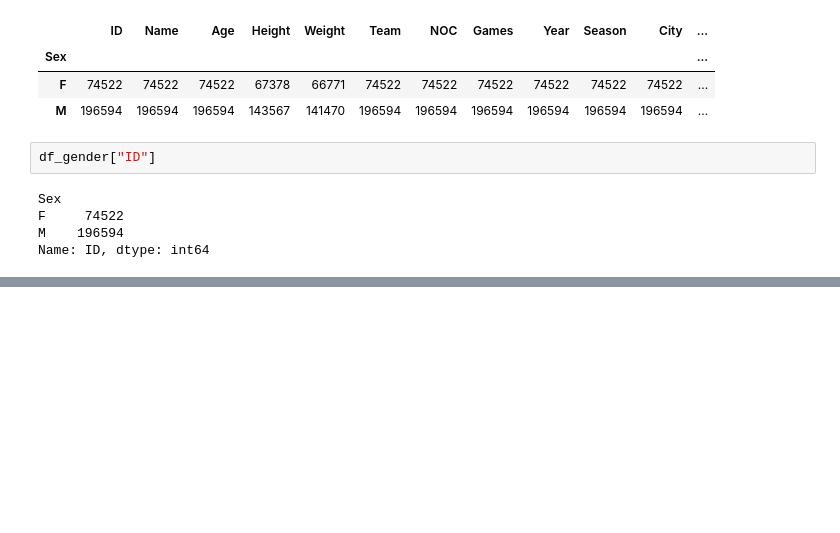
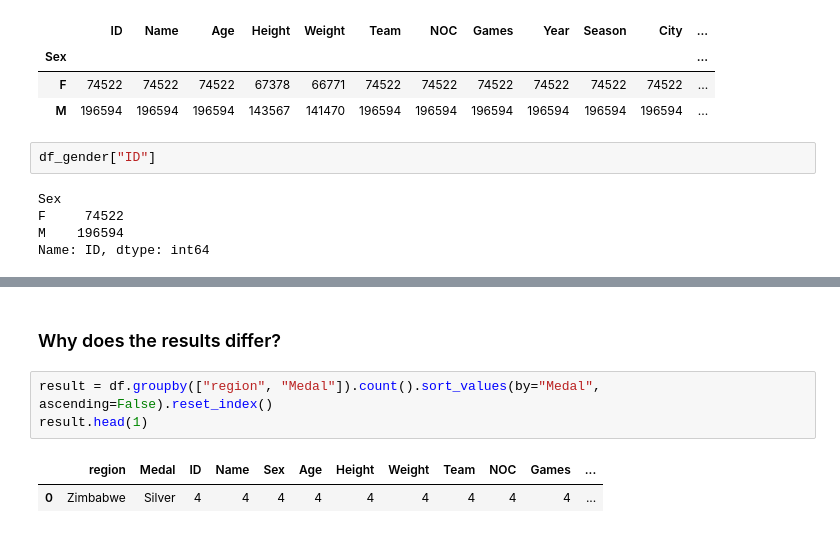
Before and after one commit to wlinds/ITHS-Projekt-OS, a Jupyter notebook: Project/Uppgift_0.ipynb, the cells around one changed output, grey strips where cells are left out. Saved outputs shown, nothing was run; the diff lists cells and outputs as text; blank space fills up the shorter version.

```diff
--- a/Project/Uppgift_0.ipynb
+++ b/Project/Uppgift_0.ipynb
@@ -193,0 +229,8 @@ plt.title("Male and female athlethes in the Olympics");
+# %% [markdown]
+### Why does the results differ?
+# %%
+result = df.groupby(["region", "Medal"]).count().sort_values(by="Medal", ascending=False).reset_index()
+result.head(1)
+# %% [output]
+|  | region | Medal | ID | Name | Sex | Age | Height | Weight | Team | NOC | Games | ... |
+| 0 | Zimbabwe | Silver | 4 | 4 | 4 | 4 | 4 | 4 | 4 | 4 | 4 | ... |
```
Also changed, not shown: parts of 6 cells of this notebook.
